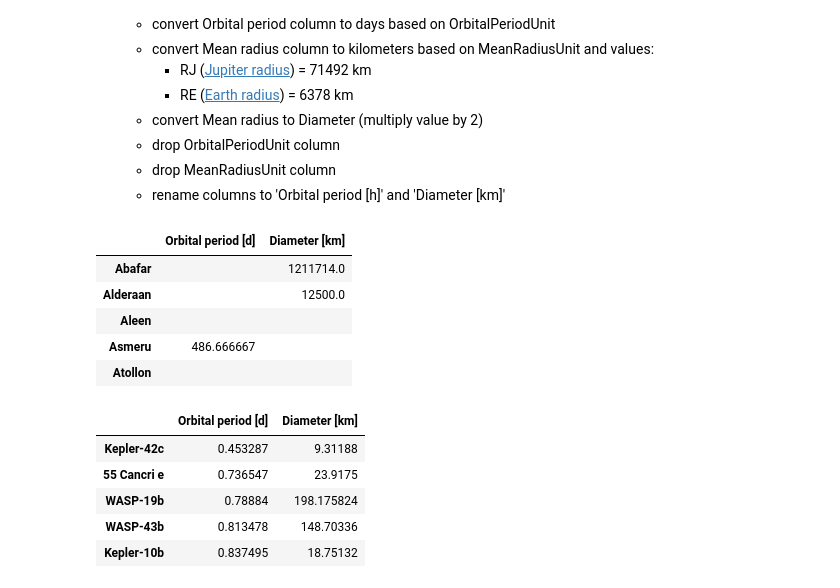
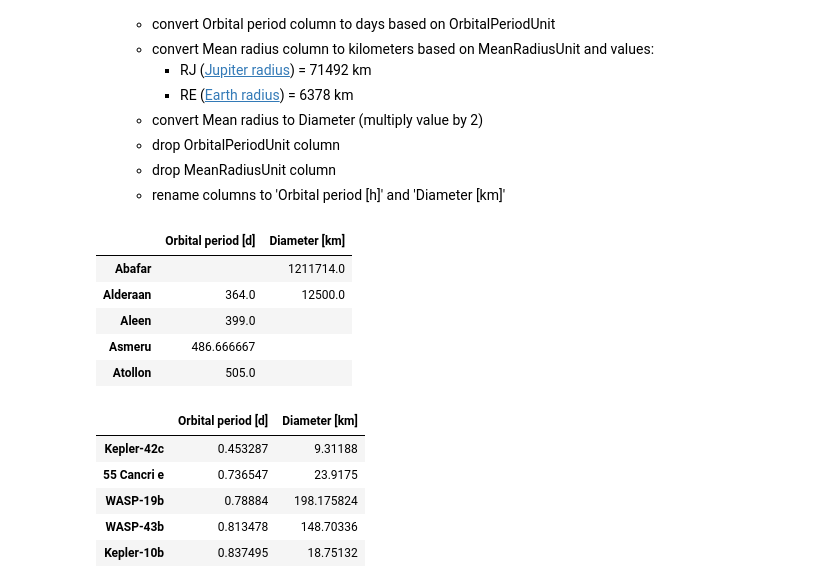
Before and after one commit to twerhun/DataAnalysis_Planets, a Jupyter notebook: Planets_Part2.ipynb, the cells around one changed output. Cells and saved outputs as stored; diff of their text form; code cells hidden in the pictures.

```diff
--- a/Planets_Part2.ipynb
+++ b/Planets_Part2.ipynb
@@ -620,21 +620,21 @@ swPlanets['lengthyear'] = convert_to_standard(swPlanets['lengthyear'],swPlanets[
 swPlanets.drop(['lengthday'], axis=1, inplace=True)
 # %%
 #standardizing swPlanets data
-temp = swPlanets['lengthyearUnit'].apply(lambda i: 1 if i=='days'
-                                         else 365/12 if i=='months'
+temp = swPlanets['lengthyearUnit'].apply(lambda i: 1 if 'days' in i
+                                         else 365/12 if  i=='months'
                                          else 365 if i=='years'
                                          else '')
 swPlanets['lengthyear'] = [swPlanets['lengthyear'][i]*temp[i] if temp[i]!='' else '' for i in range(len(temp))]
 swPlanets.drop(['lengthyearUnit','diameterUnit'], axis=1, inplace=True)
 swPlanets.rename({'lengthyear':'Orbital period [d]','diameter':'Diameter [km]'}, axis=1, inplace=True)
 swPlanets.head()
 # %% [output]
 |  | Orbital period [d] | Diameter [km] |
 | Abafar |  | 1211714.0 |
-| Alderaan |  | 12500.0 |
-| Aleen |  |  |
+| Alderaan | 364.0 | 12500.0 |
+| Aleen | 399.0 |  |
 | Asmeru | 486.666667 |  |
-| Atollon |  |  |
+| Atollon | 505.0 |  |
 # %%
 #standardizing exoPlanets data
 temp1 = exoPlanets['OrbitalPeriodUnit'].apply(lambda i: 1 if i=='days' else 365 if i=='years' else '')
```
Also changed, not shown: parts of 1 cell of this notebook.
